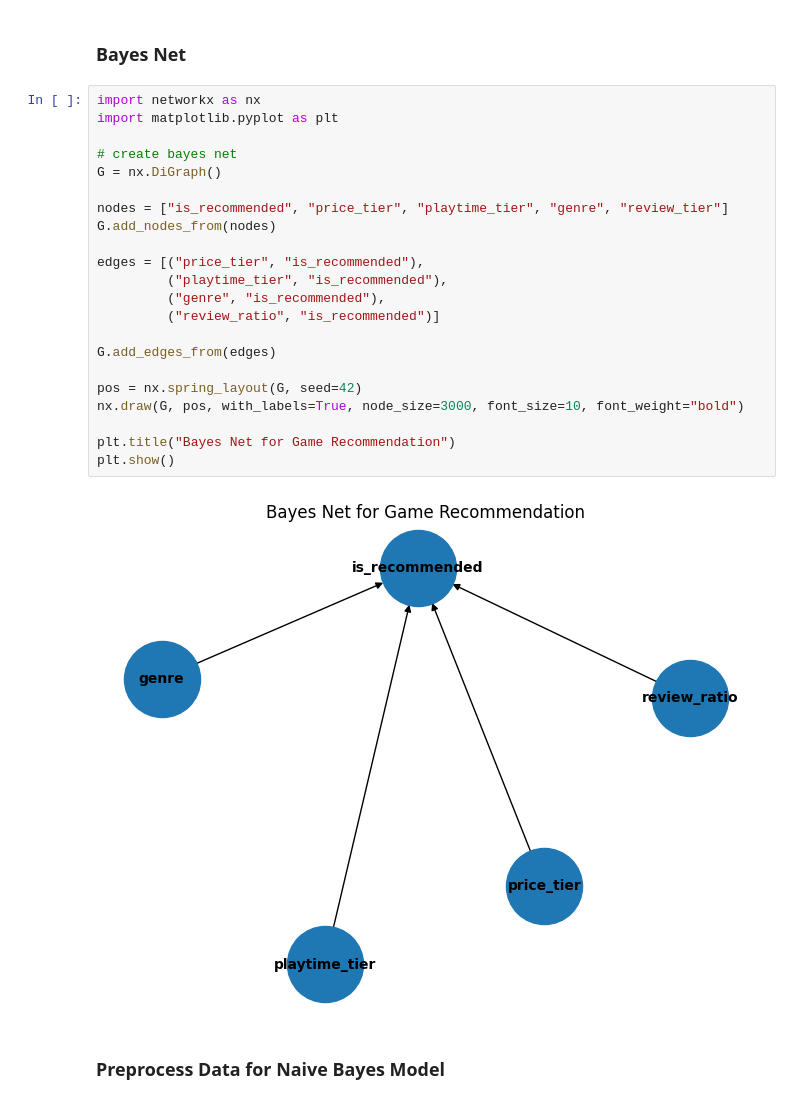
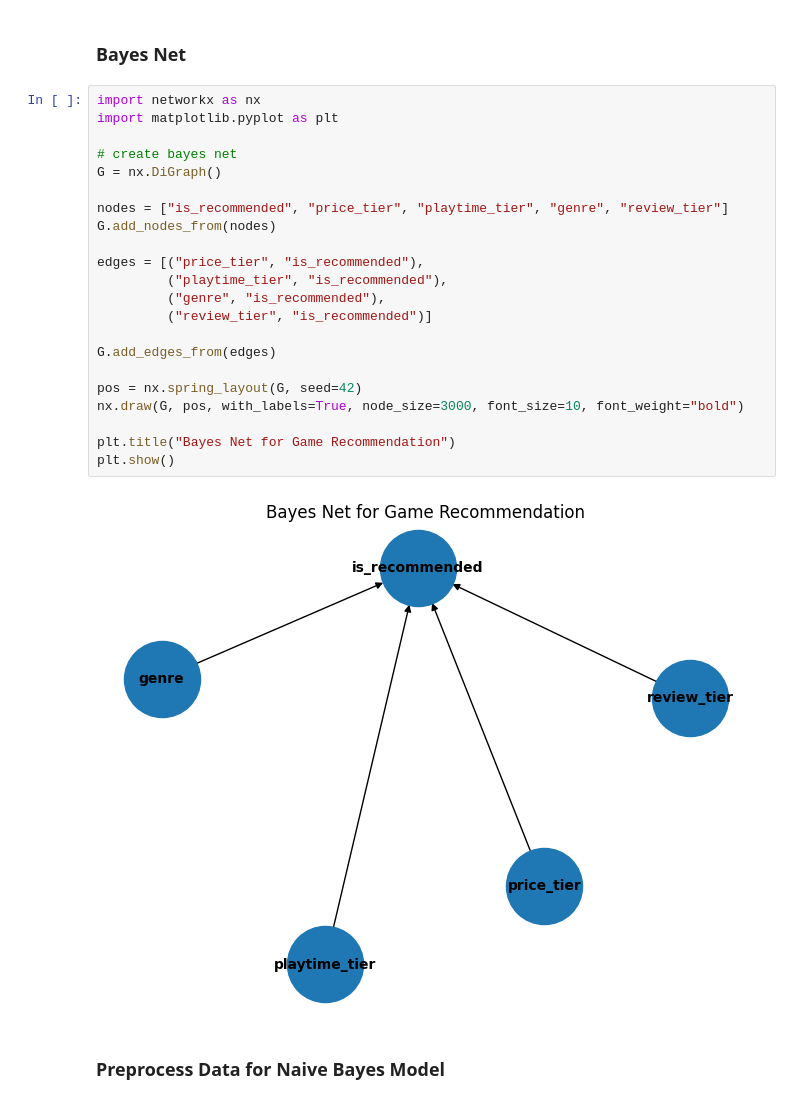
Before and after one commit to derricknguyen12/cse150a_project, a Jupyter notebook: proj.ipynb, the cells around one changed output. Saved outputs shown, nothing was run; the diff lists cells and outputs as text.

```diff
--- a/proj.ipynb
+++ b/proj.ipynb
@@ -648,27 +648,27 @@ merged_df.dropna(inplace=True)
 # %%
 import networkx as nx
 import matplotlib.pyplot as plt
 
 # create bayes net
 G = nx.DiGraph()
 
 nodes = ["is_recommended", "price_tier", "playtime_tier", "genre", "review_tier"]
 G.add_nodes_from(nodes)
 
 edges = [("price_tier", "is_recommended"),
          ("playtime_tier", "is_recommended"),
          ("genre", "is_recommended"),
-         ("review_ratio", "is_recommended")]
+         ("review_tier", "is_recommended")]
 
 G.add_edges_from(edges)
 
 pos = nx.spring_layout(G, seed=42)
 nx.draw(G, pos, with_labels=True, node_size=3000, font_size=10, font_weight="bold")
 
 plt.title("Bayes Net for Game Recommendation")
 plt.show()
 # %% [output]
-[figure, old version]
+[figure, new version]
 # %% [markdown]
 ### Preprocess Data for Naive Bayes Model
 # %%
```
